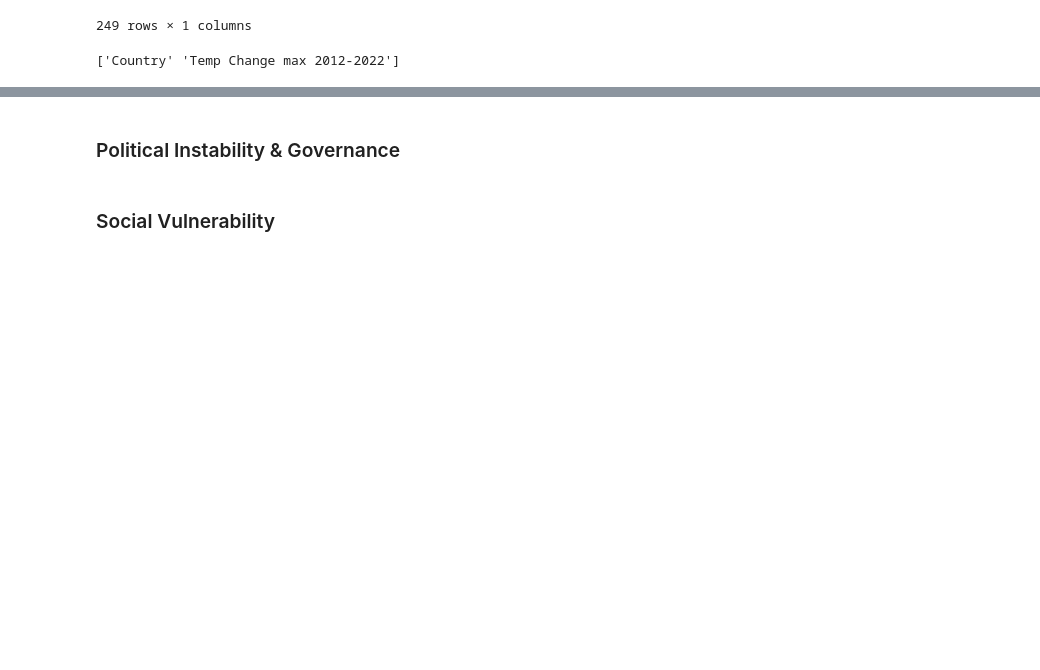
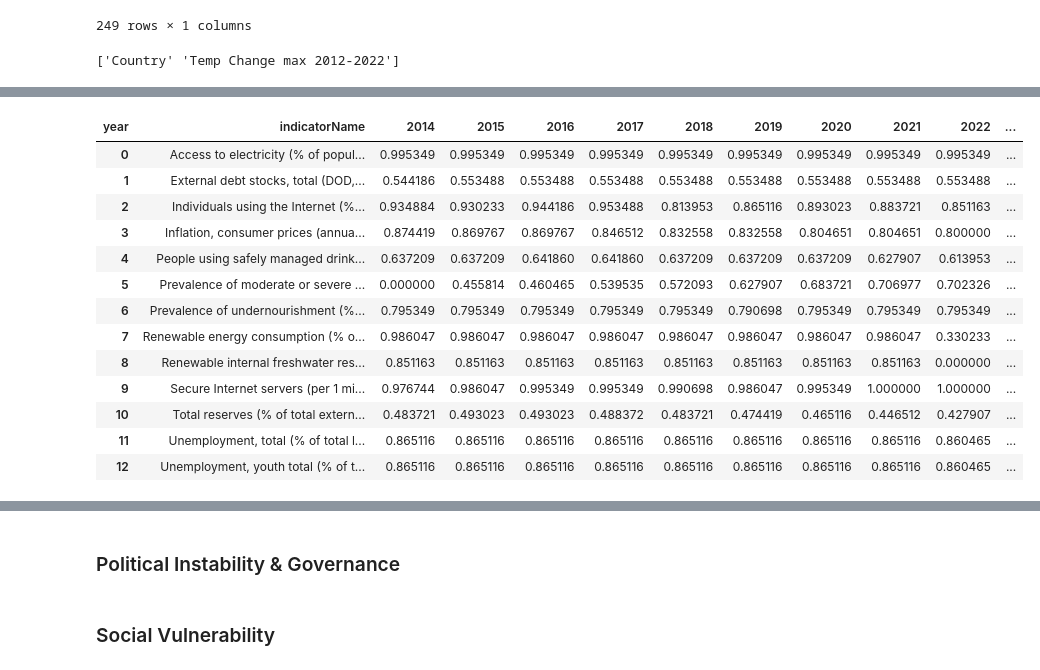
Before and after one commit to arth3mis/global-societal-endangerment-index, a Jupyter notebook: composite_index.ipynb, the cells around one changed output, grey strips where cells are left out. Drawn from its saved outputs; the diff is of its cells as text; code cells hidden in the pictures; blank space fills up the shorter version.

Commit message:
Add world bank data extraction functions
Add year selection for world bank indicators based on availability overview

```diff
--- a/composite_index.ipynb
+++ b/composite_index.ipynb
@@ -15,11 +15,14 @@ Bring datasets into the right format and perform initial transformations to form
 
 Total indicator count to load: 9 + 7 + 8 + 11 + 4 = 39
 # %%
+"""
+Country standardisation functions
+"""
+
 def all_countries():
     return [c.name for c in pycountry.countries]
 
-
-def lookup_country(country_name: str):
+def lookup_country(country_name: str, fuzzy_threshold=80):
     try:
         return pycountry.countries.lookup(country_name).name
     except LookupError: pass
@@ -33,12 +36,22 @@ def lookup_country(country_name: str):
 
     # special cases
     if country_name == 'Canary Islands' or country_name == 'SPI':
+        print(f"Using special case for '{country_name}' -> 'Spain'")
         return 'Spain'
+    elif country_name == 'Turkey':
+        print(f"Using special case for '{country_name}' -> 'Türkiye'")
+        return 'Türkiye'
+    if country_name == 'Channel Islands' or country_name == 'CHI':
+        print(f"Using special case for '{country_name}' -> 'United Kingdom'")
+        return 'United Kingdom'
+    if country_name == 'Kosovo' or country_name == 'XKX':
+        print(f"Using special case for '{country_name}' -> 'Serbia'")
+        return 'Serbia'
 
     # fuzzy match
     try:
         best_match, score = process.extractOne(country_name, countries)
-        if score > 90:
+        if score > fuzzy_threshold:
             print(f"Using fuzzy match for '{country_name}' -> '{best_match}'")
             return best_match
         else:
@@ -47,6 +60,5 @@ def lookup_country(country_name: str):
         print(e)
         return 'aaa.Unknown'
 
-
-def standardise_countries(country_col: pd.Series):
-    return country_col.map(lookup_country)
+def standardise_countries(country_col: pd.Series, fuzzy_threshold=80):
+    return country_col.map(lambda c: lookup_country(c, fuzzy_threshold=fuzzy_threshold))
@@ -112,0 +193,5 @@ print(env_data.columns.values)
+# %%
+wb_dev2 = pd.read_csv("data/Worldbank_development_2.csv")
+wb_dev2 = transpose_world_bank_data(wb_dev2, range(2014, 2024))
+
+wb_dev2
@@ -112,0 +212,18 @@ print(env_data.columns.values)
+# %%
+# check availability of data for each indicator over the years
+indicator_yearly_availability(wb_dev2)
+# %% [output]
+| year | indicatorName | 2014 | 2015 | 2016 | 2017 | 2018 | 2019 | 2020 | 2021 | 2022 | ... |
+| 0 | Access to electricity (% of popul... | 0.995349 | 0.995349 | 0.995349 | 0.995349 | 0.995349 | 0.995349 | 0.995349 | 0.995349 | 0.995349 | ... |
+| 1 | External debt stocks, total (DOD,... | 0.544186 | 0.553488 | 0.553488 | 0.553488 | 0.553488 | 0.553488 | 0.553488 | 0.553488 | 0.553488 | ... |
+| 2 | Individuals using the Internet (%... | 0.934884 | 0.930233 | 0.944186 | 0.953488 | 0.813953 | 0.865116 | 0.893023 | 0.883721 | 0.851163 | ... |
+| 3 | Inflation, consumer prices (annua... | 0.874419 | 0.869767 | 0.869767 | 0.846512 | 0.832558 | 0.832558 | 0.804651 | 0.804651 | 0.800000 | ... |
+| 4 | People using safely managed drink... | 0.637209 | 0.637209 | 0.641860 | 0.641860 | 0.637209 | 0.637209 | 0.637209 | 0.627907 | 0.613953 | ... |
+| 5 | Prevalence of moderate or severe ... | 0.000000 | 0.455814 | 0.460465 | 0.539535 | 0.572093 | 0.627907 | 0.683721 | 0.706977 | 0.702326 | ... |
+| 6 | Prevalence of undernourishment (%... | 0.795349 | 0.795349 | 0.795349 | 0.795349 | 0.795349 | 0.790698 | 0.795349 | 0.795349 | 0.795349 | ... |
+| 7 | Renewable energy consumption (% o... | 0.986047 | 0.986047 | 0.986047 | 0.986047 | 0.986047 | 0.986047 | 0.986047 | 0.986047 | 0.330233 | ... |
+| 8 | Renewable internal freshwater res... | 0.851163 | 0.851163 | 0.851163 | 0.851163 | 0.851163 | 0.851163 | 0.851163 | 0.851163 | 0.000000 | ... |
+| 9 | Secure Internet servers (per 1 mi... | 0.976744 | 0.986047 | 0.995349 | 0.995349 | 0.990698 | 0.986047 | 0.995349 | 1.000000 | 1.000000 | ... |
+| 10 | Total reserves (% of total extern... | 0.483721 | 0.493023 | 0.493023 | 0.488372 | 0.483721 | 0.474419 | 0.465116 | 0.446512 | 0.427907 | ... |
+| 11 | Unemployment, total (% of total l... | 0.865116 | 0.865116 | 0.865116 | 0.865116 | 0.865116 | 0.865116 | 0.865116 | 0.865116 | 0.860465 | ... |
+| 12 | Unemployment, youth total (% of t... | 0.865116 | 0.865116 | 0.865116 | 0.865116 | 0.865116 | 0.865116 | 0.865116 | 0.865116 | 0.860465 | ... |
```
Also changed, not shown: parts of 11 cells of this notebook.
